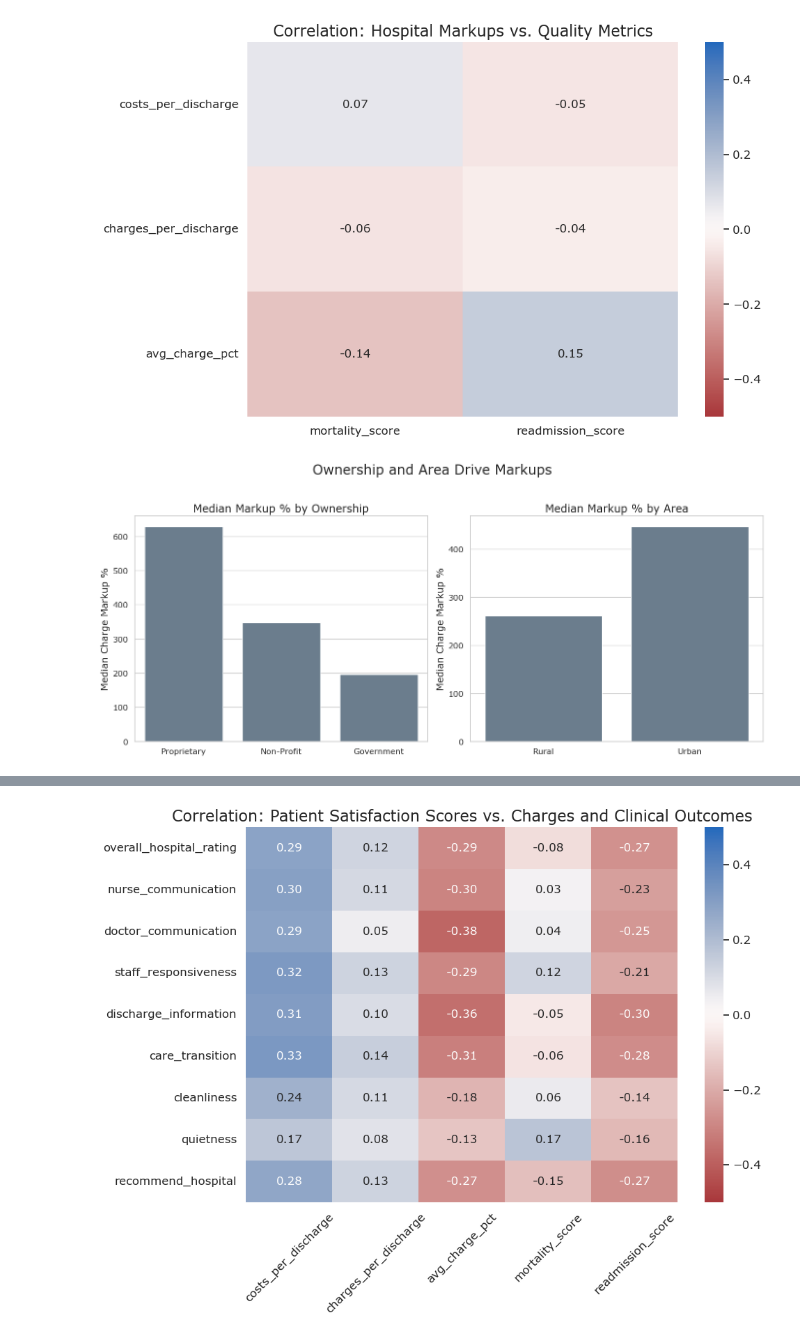
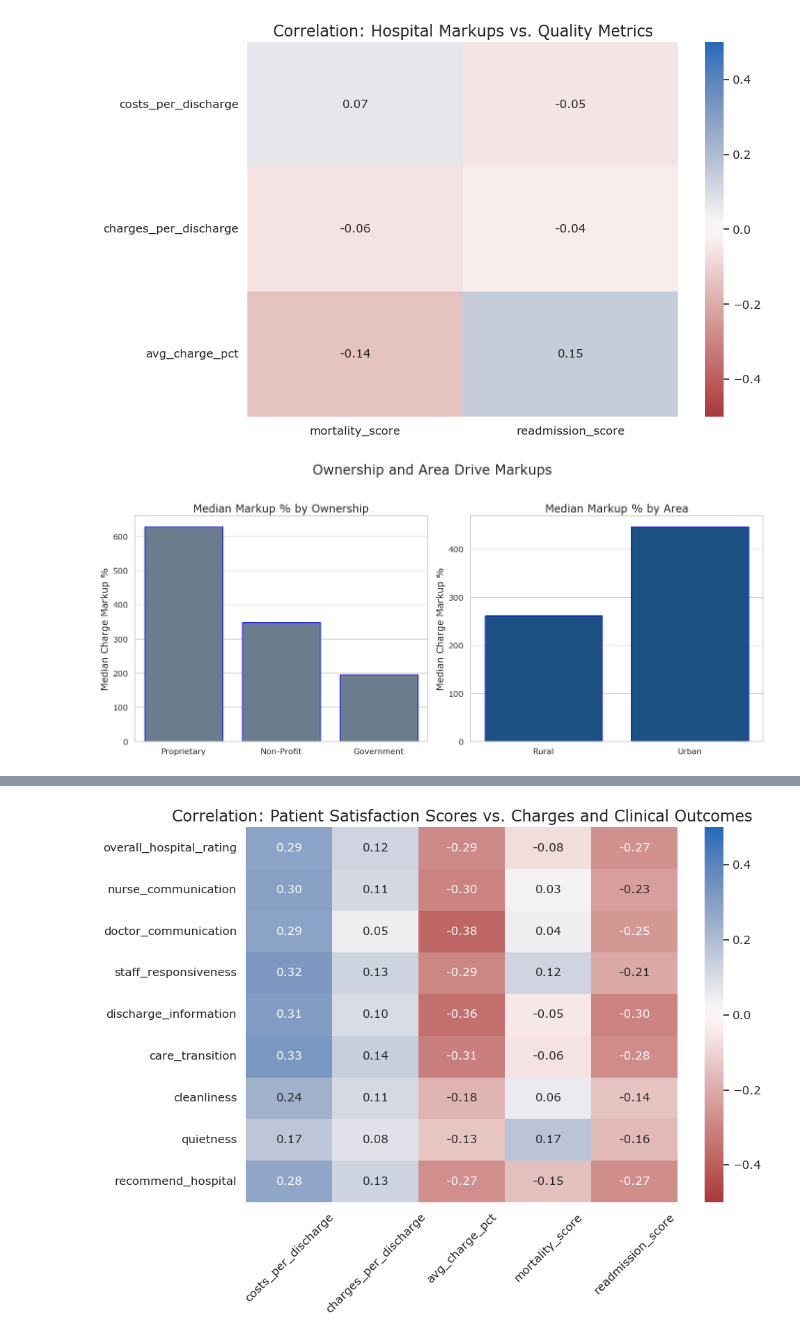
Before and after one commit to kjaques/hospital-financial-and-quality-performance, a Jupyter notebook: notebooks/analysis.ipynb, the cells around one changed output, grey strips where cells are left out. Cells and saved outputs as stored; diff of their text form; code cells hidden in the pictures.

Commit message:
Bar chart colors tweaked, dashboard added to repo

```diff
--- a/notebooks/analysis.ipynb
+++ b/notebooks/analysis.ipynb
@@ -459,34 +459,38 @@ plt.show()
 fig, axes = plt.subplots(1, 2, figsize=(14, 6)) # 1 row, 2 charts
 
 # Chart 1: Ownership Markup %
 sns.barplot(
     data=ownership_summary.reset_index(),
     x='general_control',
     y='median_charge_pct_per_discharge',
     ax=axes[0],
     color='#657e93',
-    order=['Proprietary', 'Non-Profit', 'Government'] # Control order
+    order=['Proprietary', 'Non-Profit', 'Government'],
+    edgecolor='blue',
+    linewidth=1
 )
 axes[0].set_title('Median Markup % by Ownership', fontsize=16)
 axes[0].set_xlabel('')
 axes[0].set_ylabel('Median Charge Markup %')
 
 # Chart 2: Area Markup %
 sns.barplot(
     data=area_summary.reset_index(),
     x='rural_or_urban',
     y='median_charge_pct_per_discharge',
     ax=axes[1],
-    color='#657e93',
-    order=['Rural', 'Urban']  # Control order
+    color='#0b5394',
+    order=['Rural', 'Urban'],
+    edgecolor='blue',
+    linewidth=1
 )
 axes[1].set_title('Median Markup % by Area', fontsize=16)
 axes[1].set_xlabel('')
 axes[1].set_ylabel('Median Charge Markup %')
 
 plt.suptitle('Ownership and Area Drive Markups', fontsize=20, y=1.03)
 plt.tight_layout()
 plt.savefig('../visualizations/ownershipbarcharts.png', bbox_inches='tight', pad_inches=0.1)
 plt.show()
 # %% [output]
-[figure, old version]
+[figure, new version]
```
Also changed, not shown: parts of 4 cells of this notebook, 5 other files.
